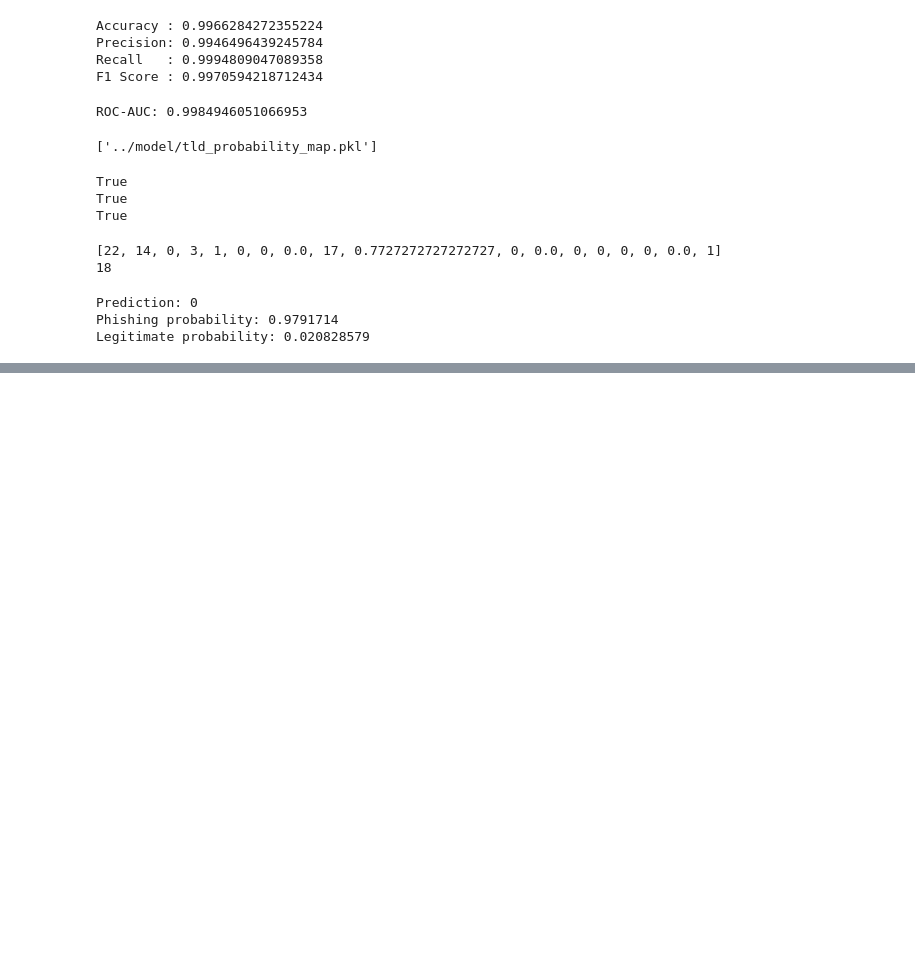
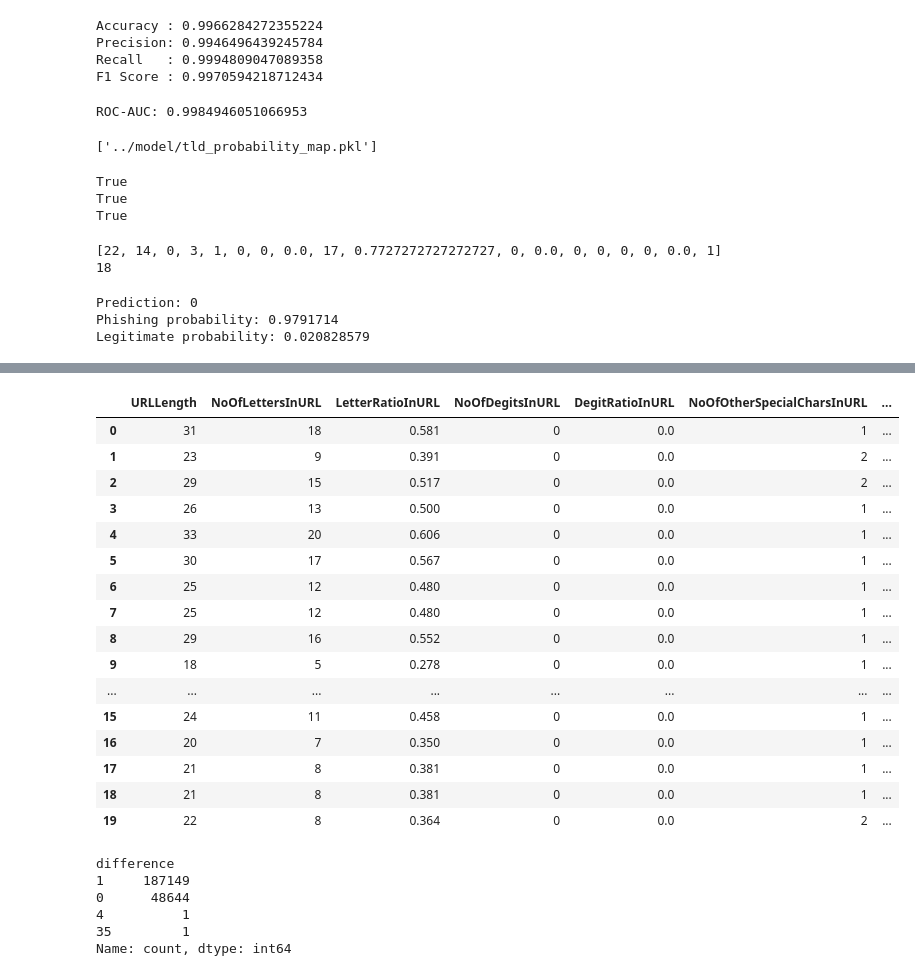
Before and after one commit to KARTHIKA-HANUMANDLA/Explainable-AI-based-phishing-URL-detection-system-, a Jupyter notebook: notebooks/day2_dataset_analysis.ipynb, the cells around one changed output, grey strips where cells are left out. Cells and saved outputs as stored; diff of their text form; code cells hidden in the pictures; blank space fills up the shorter version.

```diff
--- a/notebooks/day2_dataset_analysis.ipynb
+++ b/notebooks/day2_dataset_analysis.ipynb
@@ -1222,0 +1649,59 @@ ImportError: cannot import name 'predict_url' from 'src.feature_extraction' (c:\
+# %%
+test = df[[
+    "URLLength",
+    "NoOfLettersInURL",
+    "LetterRatioInURL",
+    "NoOfDegitsInURL",
+    "DegitRatioInURL",
+    "NoOfOtherSpecialCharsInURL",
+    "SpacialCharRatioInURL"
+]].head(20).copy()
+
+test["calculated_letter_ratio"] = (
+    test["NoOfLettersInURL"] / test["URLLength"]
+)
+
+test["calculated_digit_ratio"] = (
+    test["NoOfDegitsInURL"] / test["URLLength"]
+)
+
+test["calculated_special_ratio"] = (
+    test["NoOfOtherSpecialCharsInURL"] / test["URLLength"]
+)
+
+test
+# %% [output]
+|  | URLLength | NoOfLettersInURL | LetterRatioInURL | NoOfDegitsInURL | DegitRatioInURL | NoOfOtherSpecialCharsInURL | ... |
+| 0 | 31 | 18 | 0.581 | 0 | 0.0 | 1 | ... |
+| 1 | 23 | 9 | 0.391 | 0 | 0.0 | 2 | ... |
+| 2 | 29 | 15 | 0.517 | 0 | 0.0 | 2 | ... |
+| 3 | 26 | 13 | 0.500 | 0 | 0.0 | 1 | ... |
+| 4 | 33 | 20 | 0.606 | 0 | 0.0 | 1 | ... |
+| 5 | 30 | 17 | 0.567 | 0 | 0.0 | 1 | ... |
+| 6 | 25 | 12 | 0.480 | 0 | 0.0 | 1 | ... |
+| 7 | 25 | 12 | 0.480 | 0 | 0.0 | 1 | ... |
+| 8 | 29 | 16 | 0.552 | 0 | 0.0 | 1 | ... |
+| 9 | 18 | 5 | 0.278 | 0 | 0.0 | 1 | ... |
+| ... | ... | ... | ... | ... | ... | ... | ... |
+| 15 | 24 | 11 | 0.458 | 0 | 0.0 | 1 | ... |
+| 16 | 20 | 7 | 0.350 | 0 | 0.0 | 1 | ... |
+| 17 | 21 | 8 | 0.381 | 0 | 0.0 | 1 | ... |
+| 18 | 21 | 8 | 0.381 | 0 | 0.0 | 1 | ... |
+| 19 | 22 | 8 | 0.364 | 0 | 0.0 | 2 | ... |
+# %%
+df["our_URLLength"] = df["URL"].str.len()
+
+comparison = df[["URLLength", "our_URLLength"]].copy()
+
+comparison["difference"] = (
+    comparison["our_URLLength"] - comparison["URLLength"]
+)
+
+comparison["difference"].value_counts()
+# %% [output]
+difference
+1     187149
+0      48644
+4          1
+35         1
+Name: count, dtype: int64
```
Also changed, not shown: parts of 37 cells of this notebook, 5 other files.
